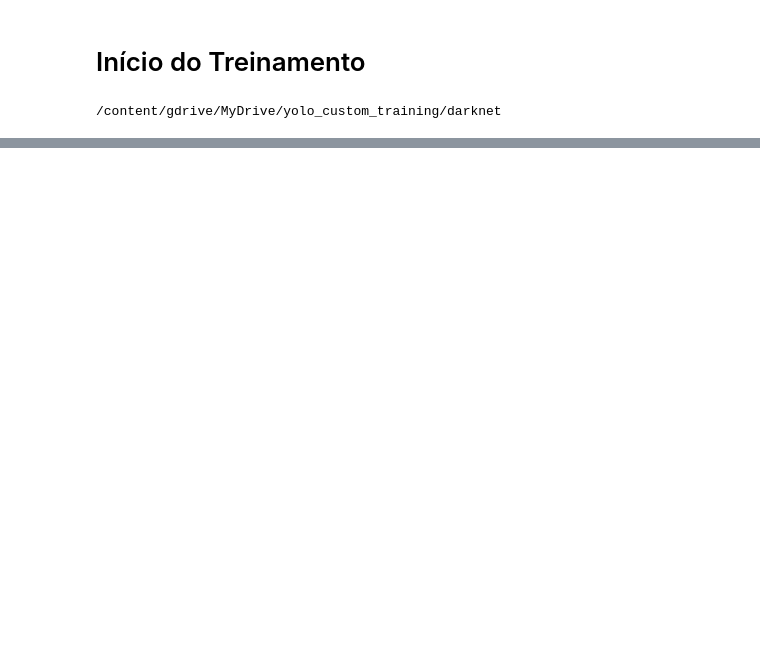
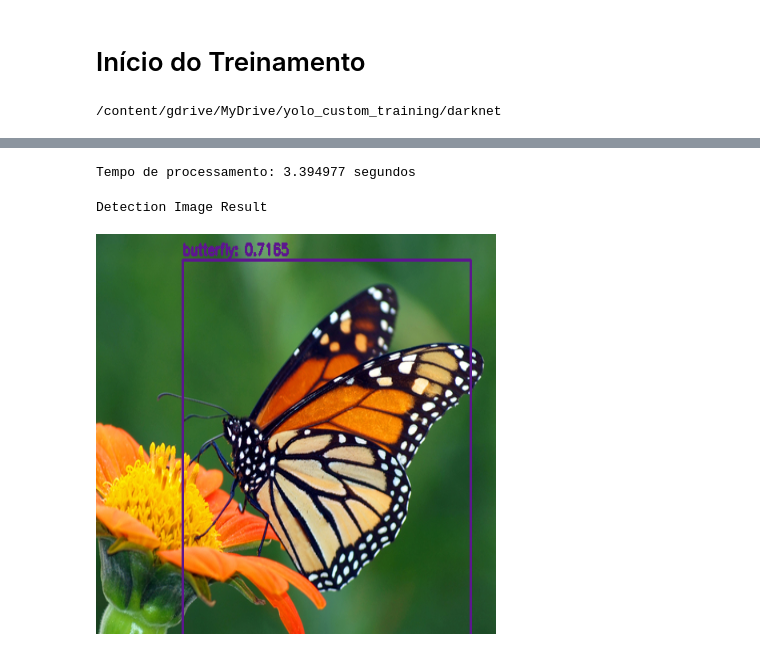
Before and after one commit to Carol-Nunes/YOLO-custom-training, a Jupyter notebook: Cópia_de_YOLO_custom_training_notebook.ipynb, the cells around one changed output, grey strips where cells are left out. Saved outputs shown, nothing was run; the diff lists cells and outputs as text; code cells hidden in the pictures; blank space fills up the shorter version.

```diff
--- a/Cópia_de_YOLO_custom_training_notebook.ipynb
+++ b/Cópia_de_YOLO_custom_training_notebook.ipynb
@@ -181,0 +229,17 @@ v3 (mse loss, Normalizer: (iou: 0.75, obj: 1.00, cls: 1.00) Region 106 Avg (IOU:
+# %%
+# Lendo a imagem de entrada e processando-a para a darknet
+
+image = cv2.imread(input_file)
+(H, W) = image.shape[:2]
+# %%
+# Convertendo a imagem de entrada para o formato que YOLO Net aceita
+
+blob = cv2.dnn.blobFromImage(image, 1 / 255.0, (416, 416), swapRB=True, crop=False)
+net.setInput(blob)
+start = time.time()
+layersOutputs = net.forward(net.getUnconnectedOutLayersNames())
+end = time.time()
+
+print("Tempo de processamento: {:.6f} segundos".format(end - start))
+# %% [output]
+Tempo de processamento: 3.394977 segundos
@@ -181,0 +251,47 @@ v3 (mse loss, Normalizer: (iou: 0.75, obj: 1.00, cls: 1.00) Region 106 Avg (IOU:
+# %%
+# Prevendo e desenhando as caixas previstas
+from google.colab.patches import cv2_imshow
+
+boxes =[]
+confidences = []
+classIDs = []
+
+for output in layersOutputs:
+    for detection in output:
+        scores = detection[5:]
+        classID = np.argmax(scores)
+        confidence = scores[classID]
+
+        if confidence > confidence_threshold:
+            box = detection[0:4] * np.array([W, H, W, H])
+            (centerX, centerY, width, height) = box.astype("int")
+
+            x = int(centerX - (width / 2))
+            y = int(centerY - (height / 2))
+
+            boxes.append([x, y, int(width), int(height)])
+            confidences.append(float(confidence))
+            classIDs.append(classID)
+
+
+idxs = cv2.dnn.NMSBoxes(boxes, confidences, confidence_threshold, confidence_threshold)
+
+colors = np.random.uniform(0, 255, size=(len(classes), 3))
+
+if len(idxs) > 0:
+    for i in idxs.flatten():
+        (x, y) = (boxes[i][0], boxes[i][1])
+        (w, h) = (boxes[i][2], boxes[i][3])
+
+        color = [int(c) for c in colors[classIDs[i]]]
+
+        cv2.rectangle(image, (x, y), (x + w, y + w), color, 2)
+        text = "{}: {:.4f}".format(classes[classIDs[i]], confidences[i])
+        cv2.putText(image, text, (x, y - 5), cv2.FONT_HERSHEY_SIMPLEX, 0.5, color, 2)
+
+print("Detection Image Result")
+image = cv2.resize(image, (400, 400))
+cv2_imshow(image)
+# %% [output]
+Detection Image Result
+[figure, added]
```
Also changed, not shown: parts of 15 cells of this notebook.
